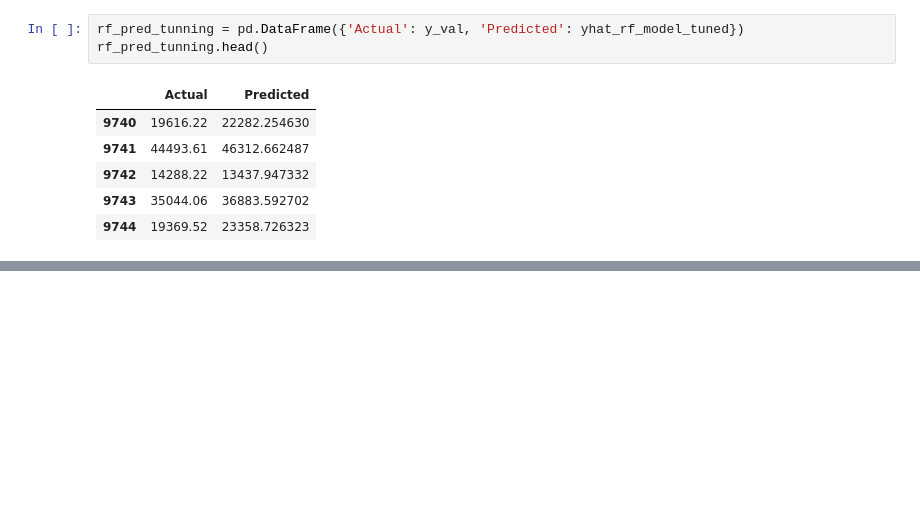
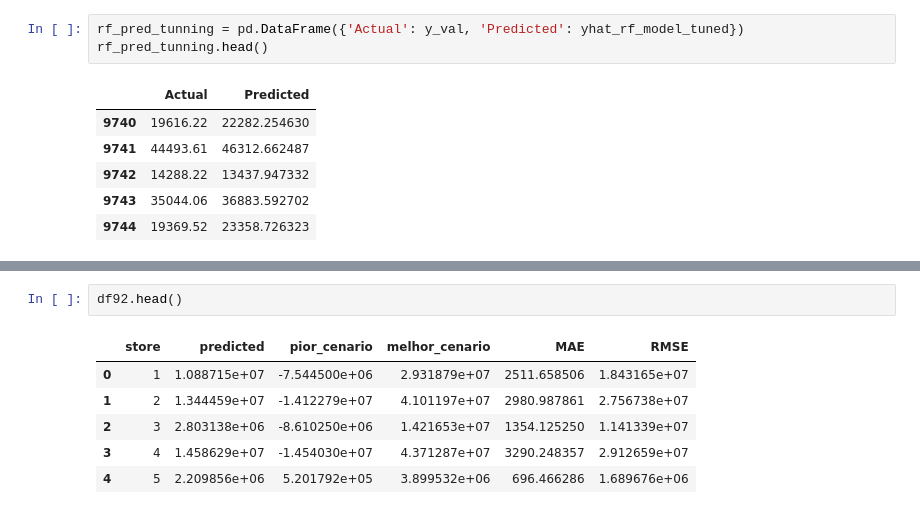
Before and after one commit to Raquelrs3/walmart_retail_case_study, a Jupyter notebook: Raquel_Rocha_Case_tecnico_Ioasys_F3.ipynb, the cells around one changed output, grey strips where cells are left out. Saved outputs shown, nothing was run; the diff lists cells and outputs as text; blank space fills up the shorter version.

```diff
--- a/Raquel_Rocha_Case_tecnico_Ioasys_F3.ipynb
+++ b/Raquel_Rocha_Case_tecnico_Ioasys_F3.ipynb
@@ -1605,0 +1677,9 @@ rf_pred_tunning.head()
+# %%
+df92.head()
+# %% [output]
+|  | store | predicted | pior_cenario | melhor_cenario | MAE | RMSE |
+| 0 | 1 | 1.088715e+07 | -7.544500e+06 | 2.931879e+07 | 2511.658506 | 1.843165e+07 |
+| 1 | 2 | 1.344459e+07 | -1.412279e+07 | 4.101197e+07 | 2980.987861 | 2.756738e+07 |
+| 2 | 3 | 2.803138e+06 | -8.610250e+06 | 1.421653e+07 | 1354.125250 | 1.141339e+07 |
+| 3 | 4 | 1.458629e+07 | -1.454030e+07 | 4.371287e+07 | 3290.248357 | 2.912659e+07 |
+| 4 | 5 | 2.209856e+06 | 5.201792e+05 | 3.899532e+06 | 696.466286 | 1.689676e+06 |
```
Also changed, not shown: parts of 26 cells of this notebook, 1 other file.
